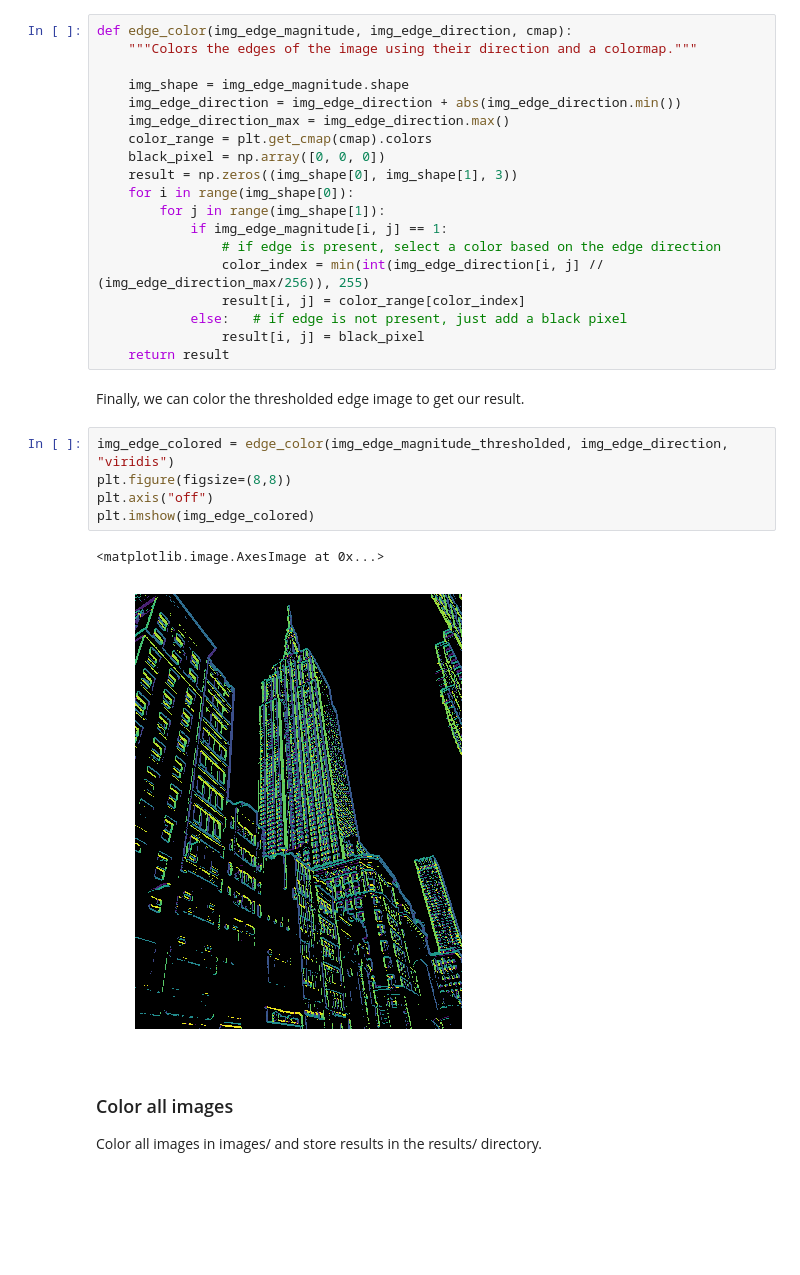
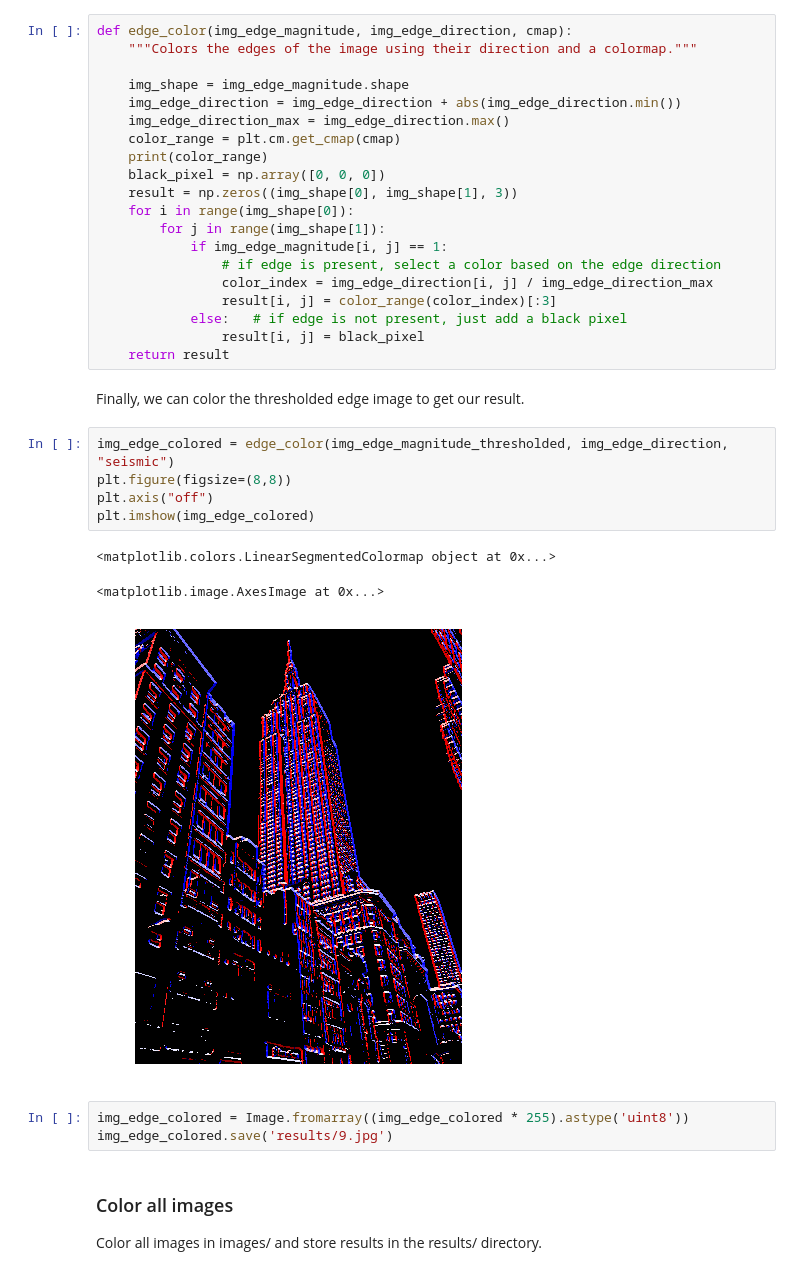
Before and after one commit to shouvikmani/edge-colorizer, a Jupyter notebook: edge_colorizer.ipynb, the cells around one changed output. Saved outputs shown, nothing was run; the diff lists cells and outputs as text; blank space fills up the shorter version.

```diff
--- a/edge_colorizer.ipynb
+++ b/edge_colorizer.ipynb
@@ -118,28 +118,33 @@ def edge_color(img_edge_magnitude, img_edge_direction, cmap):
     img_shape = img_edge_magnitude.shape
     img_edge_direction = img_edge_direction + abs(img_edge_direction.min())
     img_edge_direction_max = img_edge_direction.max()
-    color_range = plt.get_cmap(cmap).colors
+    color_range = plt.cm.get_cmap(cmap)
+    print(color_range)
     black_pixel = np.array([0, 0, 0])
     result = np.zeros((img_shape[0], img_shape[1], 3))
     for i in range(img_shape[0]):
         for j in range(img_shape[1]):
             if img_edge_magnitude[i, j] == 1:
                 # if edge is present, select a color based on the edge direction
-                color_index = min(int(img_edge_direction[i, j] // (img_edge_direction_max/256)), 255)
-                result[i, j] = color_range[color_index]
+                color_index = img_edge_direction[i, j] / img_edge_direction_max
+                result[i, j] = color_range(color_index)[:3]
             else:   # if edge is not present, just add a black pixel
                 result[i, j] = black_pixel
     return result
 # %% [markdown]
 Finally, we can color the thresholded edge image to get our result.
 # %%
-img_edge_colored = edge_color(img_edge_magnitude_thresholded, img_edge_direction, "viridis")
+img_edge_colored = edge_color(img_edge_magnitude_thresholded, img_edge_direction, "seismic")
 plt.figure(figsize=(8,8))
 plt.axis("off")
 plt.imshow(img_edge_colored)
 # %% [output]
-<matplotlib.image.AxesImage at 0x...>
+<matplotlib.colors.LinearSegmentedColormap object at 0x...>
+<matplotlib.image.AxesImage at 0x...>
-[figure, old version]
+[figure, new version]
+# %%
+img_edge_colored = Image.fromarray((img_edge_colored * 255).astype('uint8'))
+img_edge_colored.save('results/9.jpg')
 # %% [markdown]
 ### Color all images
 
```
Also changed, not shown: parts of 2 cells of this notebook, 22 other files.
